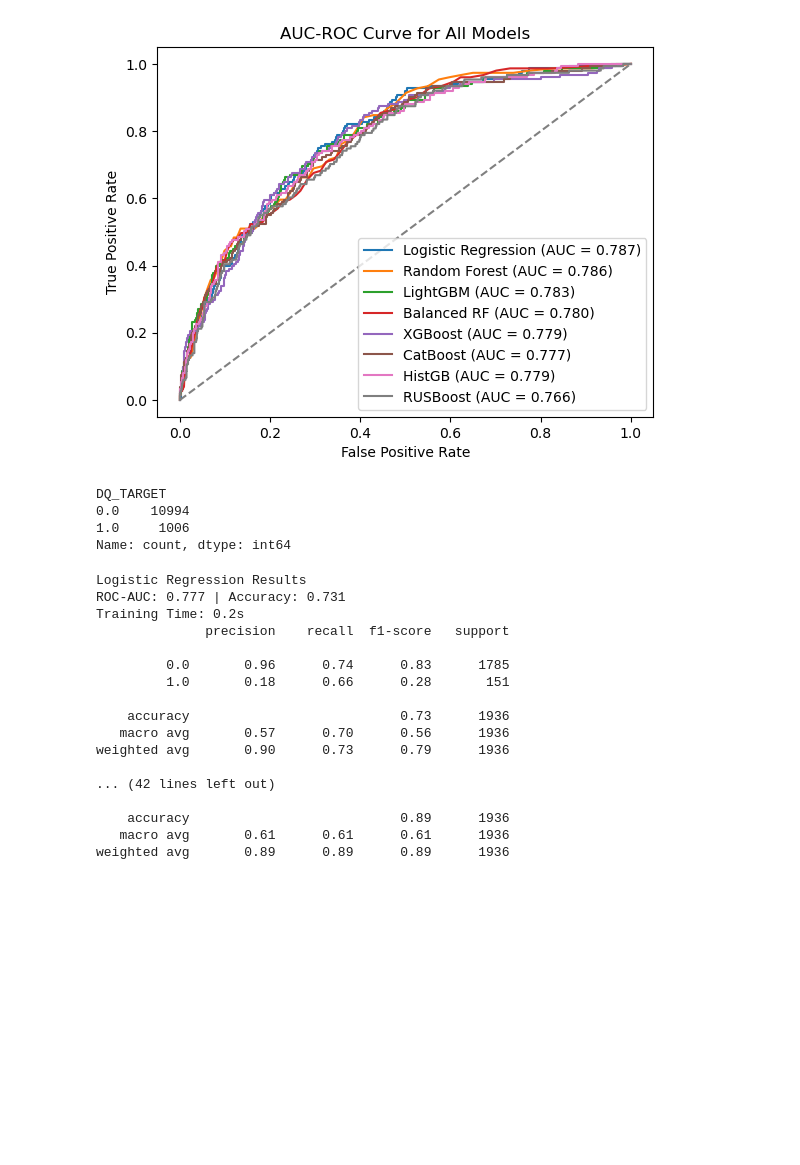
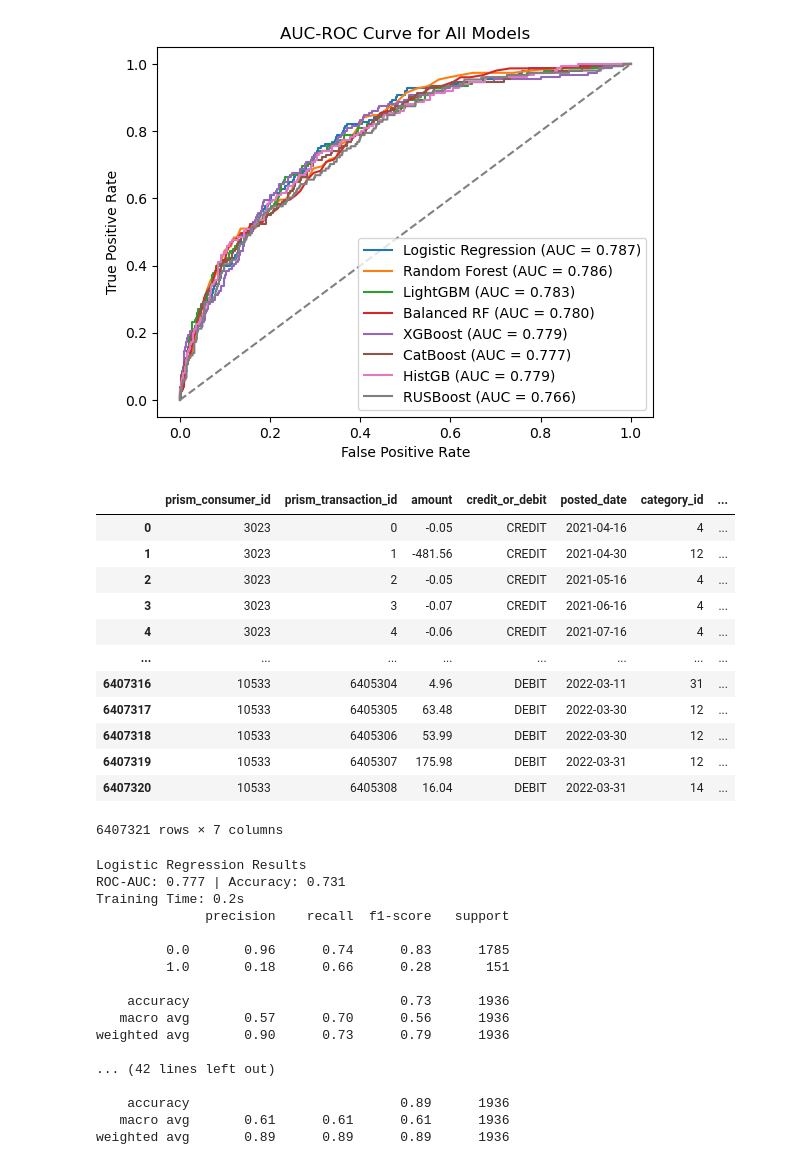
Before and after one commit to hillarychang/dsc180b-capstone-q2, a Jupyter notebook: src/notebooks/q2_feature_training.ipynb, the cells around one changed output. Cells and saved outputs as stored; diff of their text form; code cells hidden in the pictures; blank space fills up the shorter version.

```diff
--- a/src/notebooks/q2_feature_training.ipynb
+++ b/src/notebooks/q2_feature_training.ipynb
@@ -142,13 +134,22 @@ weighted avg       0.89      0.90      0.89      1936
        debit_percentage_ACCOUNT_FEES    0.021820     0.021062
              outflow_occurences_LOAN    0.021587     0.042340
 [figure]
-# %%
-consumer['DQ_TARGET'].value_counts()
-# %% [output]
-DQ_TARGET
-0.0    10994
-1.0     1006
-Name: count, dtype: int64
+# %%
+transaction_categories
+# %% [output]
+|  | prism_consumer_id | prism_transaction_id | amount | credit_or_debit | posted_date | category_id | ... |
+| 0 | 3023 | 0 | -0.05 | CREDIT | 2021-04-16 | 4 | ... |
+| 1 | 3023 | 1 | -481.56 | CREDIT | 2021-04-30 | 12 | ... |
+| 2 | 3023 | 2 | -0.05 | CREDIT | 2021-05-16 | 4 | ... |
+| 3 | 3023 | 3 | -0.07 | CREDIT | 2021-06-16 | 4 | ... |
+| 4 | 3023 | 4 | -0.06 | CREDIT | 2021-07-16 | 4 | ... |
+| ... | ... | ... | ... | ... | ... | ... | ... |
+| 6407316 | 10533 | 6405304 | 4.96 | DEBIT | 2022-03-11 | 31 | ... |
+| 6407317 | 10533 | 6405305 | 63.48 | DEBIT | 2022-03-30 | 12 | ... |
+| 6407318 | 10533 | 6405306 | 53.99 | DEBIT | 2022-03-30 | 12 | ... |
+| 6407319 | 10533 | 6405307 | 175.98 | DEBIT | 2022-03-31 | 12 | ... |
+| 6407320 | 10533 | 6405308 | 16.04 | DEBIT | 2022-03-31 | 14 | ... |
+6407321 rows × 7 columns
 # %%
 classify.run_classification(best_features[2], "DQ_TARGET", all_features)
 # %% [output]
```
Also changed, not shown: parts of 15 cells of this notebook, 2 other files.
